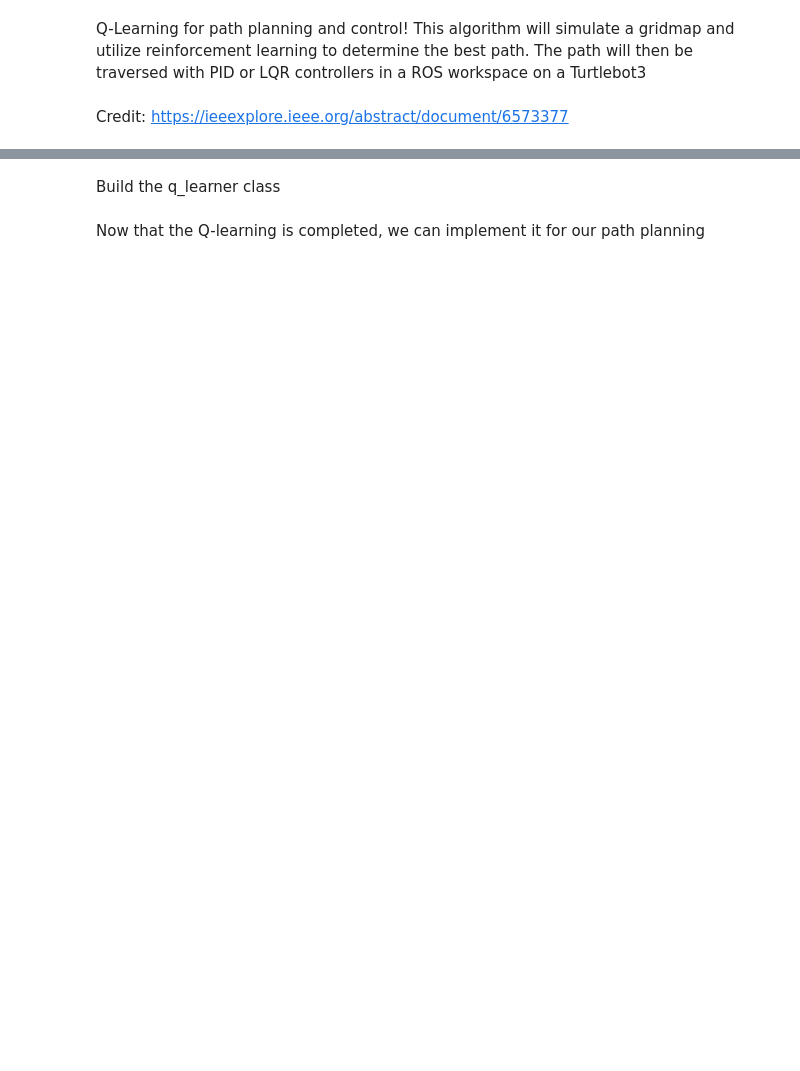
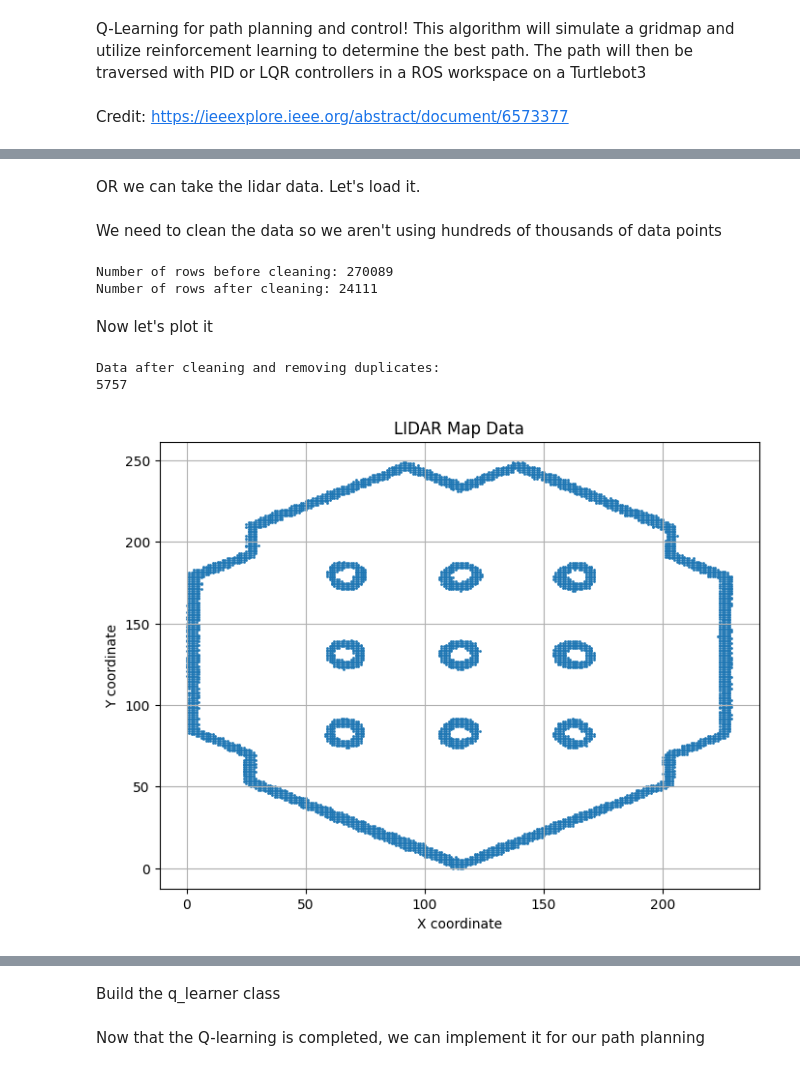
Before and after one commit to jblevins32/Autonomous_Mobile_Robot_via_Machine_Learning, a Jupyter notebook: src/q_learning.ipynb, the cells around one changed output, grey strips where cells are left out. Saved outputs shown, nothing was run; the diff lists cells and outputs as text; code cells hidden in the pictures; blank space fills up the shorter version.

```diff
--- a/src/q_learning.ipynb
+++ b/src/q_learning.ipynb
@@ -56,3 +66,65 @@ class GridGenerator:
     #             else:
     #                 print("  ", end=" ")  # Print empty space
     #         print()  # Move to the next line after each row
+# %% [markdown]
+OR we can take the lidar data. Let's load it.
+# %%
+# Path to CSV file
+lidar_data = 'data/pts_data.csv'
+
+# Read the CSV file
+data = pd.read_csv(lidar_data)
+# %% [markdown]
+We need to clean the data so we aren't using hundreds of thousands of data points
+# %%
+print("Number of rows before cleaning:", len(data))
+
+# Remove exact duplicates using Pandas
+data = data.round(decimals=2)
+data_cleaned = data.drop_duplicates()
+
+# Print number of rows after cleaning
+print("Number of rows after cleaning:", len(data_cleaned))
+# %% [output]
+Number of rows before cleaning: 270089
+Number of rows after cleaning: 24111
+# %% [markdown]
+Now let's plot it
+# %%
+
+# Extract x and y coordinates from DataFrame
+x = data_cleaned['x'].values.reshape(-1, 1)
+y = data_cleaned['y'].values.reshape(-1, 1)
+
+# Shift data to all positive for grid map indexing
+x = x + np.abs(np.min(x))
+y = y + np.abs(np.min(y))
+
+# Normalize the data for creating the gridmap later
+grid_size = 250 # choose grid size. Greater size means greater resolution of the obstacles
+max_data = np.max([np.max(np.abs(x)),np.max(np.abs(y))])
+x = np.round(x*(grid_size-1)/max_data)
+y = np.round(y*(grid_size-1)/max_data)
+x.astype(int)
+y.astype(int)
+
+# Concatenate x and y horizontally and remove duplicates again
+data_concatenated = np.concatenate([x, y], axis=1)
+data_concatenated = np.unique(data_concatenated, axis=0)
+print("Data after cleaning and removing duplicates:")
+print(len(data_concatenated))
+x = data_concatenated[:,0]
+y = data_concatenated[:,1]
+
+# Plot the data points
+plt.figure(figsize=(8, 6))  # Adjust figure size if needed
+plt.scatter(x, y, s=1)  # s=1 sets the size of the points
+plt.xlabel('X coordinate')
+plt.ylabel('Y coordinate')
+plt.title('LIDAR Map Data')
+plt.grid(True)
+plt.show()
+# %% [output]
+Data after cleaning and removing duplicates:
+5757
+[figure, added]
```
Also changed, not shown: parts of 6 cells of this notebook, 2 other files.
